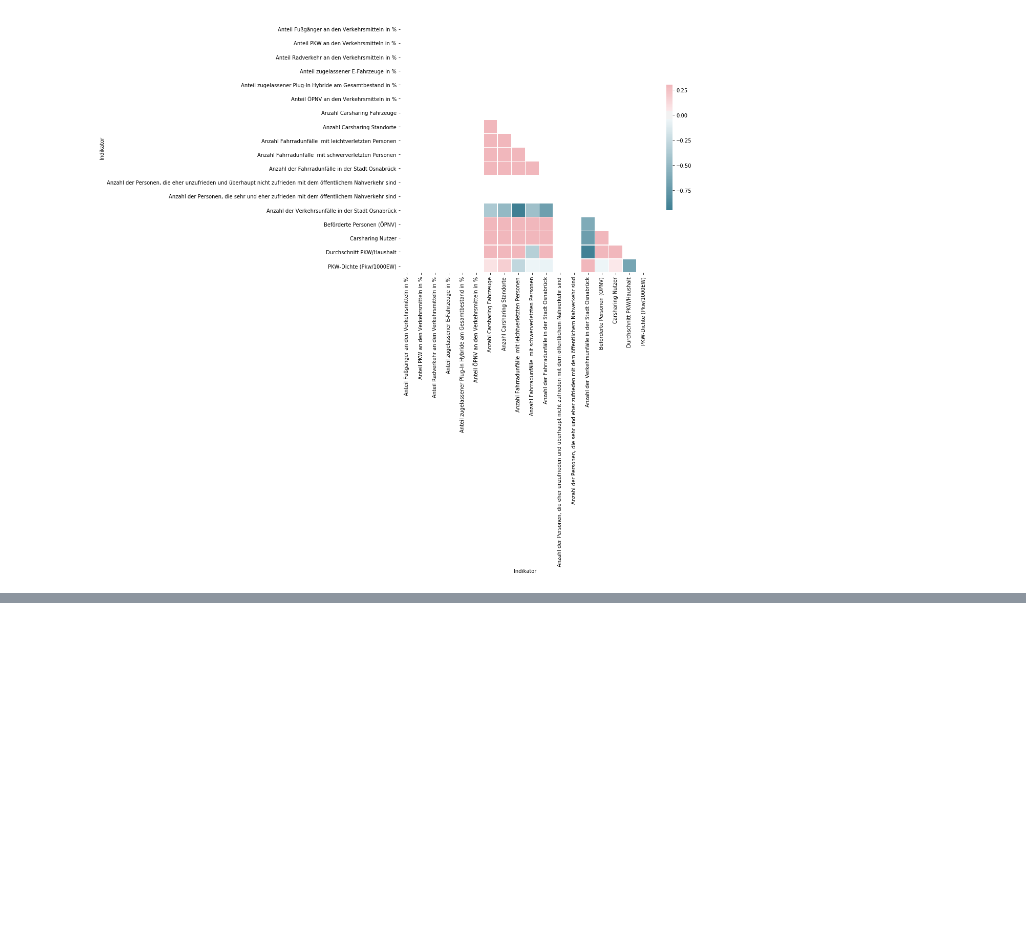
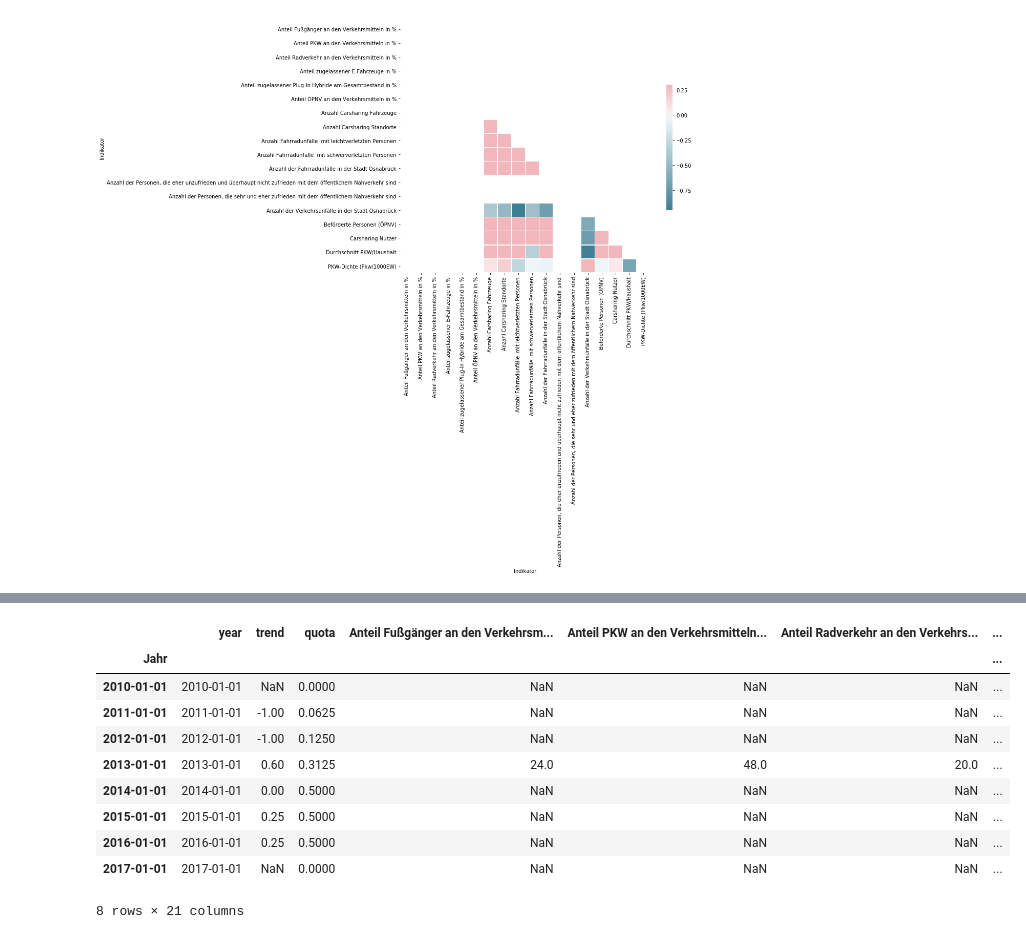
Before and after one commit to codeforosnabrueck/kosmos, a Jupyter notebook: parsing_and_analysis.ipynb, the cells around one changed output, grey strips where cells are left out. Saved outputs shown, nothing was run; the diff lists cells and outputs as text; code cells hidden in the pictures; blank space fills up the shorter version.

```diff
--- a/parsing_and_analysis.ipynb
+++ b/parsing_and_analysis.ipynb
@@ -297,0 +434,15 @@ sns.heatmap(corr, mask=mask, cmap=cmap, vmax=.3, center=0,
+# %%
+data_full = pd.concat((weighted_trend_avg, data), axis=1)
+data_full
+# %% [output]
+|  | year | trend | quota | Anteil Fußgänger an den Verkehrsm... | Anteil PKW an den Verkehrsmitteln... | Anteil Radverkehr an den Verkehrs... | ... |
+| Jahr |  |  |  |  |  |  | ... |
+| 2010-01-01 | 2010-01-01 | NaN | 0.0000 | NaN | NaN | NaN | ... |
+| 2011-01-01 | 2011-01-01 | -1.00 | 0.0625 | NaN | NaN | NaN | ... |
+| 2012-01-01 | 2012-01-01 | -1.00 | 0.1250 | NaN | NaN | NaN | ... |
+| 2013-01-01 | 2013-01-01 | 0.60 | 0.3125 | 24.0 | 48.0 | 20.0 | ... |
+| 2014-01-01 | 2014-01-01 | 0.00 | 0.5000 | NaN | NaN | NaN | ... |
+| 2015-01-01 | 2015-01-01 | 0.25 | 0.5000 | NaN | NaN | NaN | ... |
+| 2016-01-01 | 2016-01-01 | 0.25 | 0.5000 | NaN | NaN | NaN | ... |
+| 2017-01-01 | 2017-01-01 | NaN | 0.0000 | NaN | NaN | NaN | ... |
+8 rows × 21 columns
```
Also changed, not shown: parts of 22 cells of this notebook.
